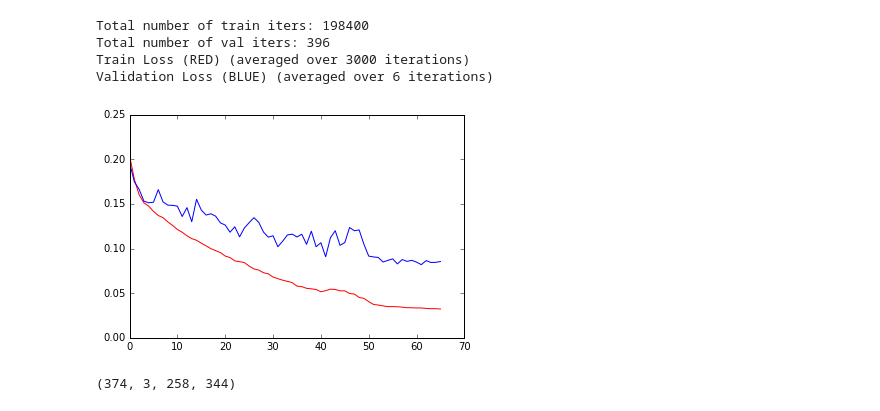
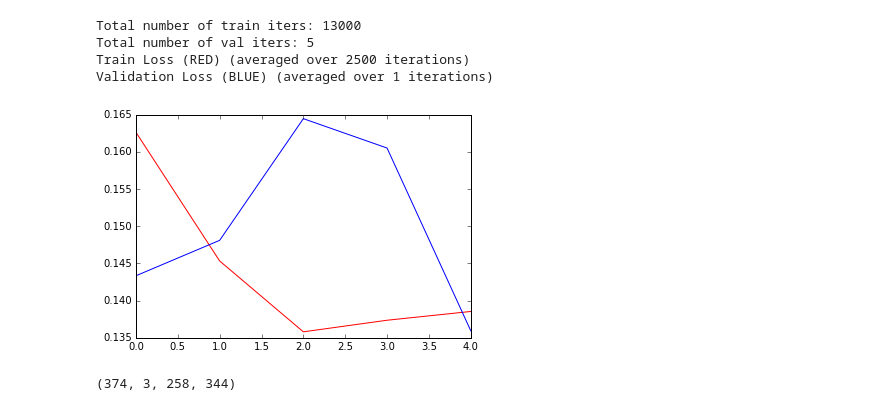
Before and after one commit to sebastian-schlecht/deep_graph, a Jupyter notebook: experiments/eval.ipynb, the cells around one changed output. Saved outputs shown, nothing was run; the diff lists cells and outputs as text; code cells hidden in the pictures.

```diff
--- a/experiments/eval.ipynb
+++ b/experiments/eval.ipynb
@@ -14,41 +14,41 @@ def collect_losses(files, type):
 # %%
 
 dump_files = [
-             #'/media/data/depth_models/vnet2_logloss_tmp_loss.pkl',
-             #'/media/data/depth_models/vnet2_logloss_step_1_tmp_loss.pkl',
-             '/media/data/depth_models/vnet2_logloss_high_momentum_tmp_loss.pkl']
+             '/data/depth_models/vnet2_nyu_official_tmp_loss.pkl'
+             #'/media/data/depth_models/vnet2_logloss_high_momentum_tmp_loss.pkl'
+            ]
 losses = collect_losses(dump_files,"train")
 # Epoch-wise mean
-N = 3000
+N = 2500
 print "Total number of train iters: %i" % len(losses)
 if len(losses) < 2*N:
     print "Warning: Less than two epochs of training."
 nn  = np.zeros((len(losses) // N))
 for x in range(len(losses) // N):
     nn[x] = losses[x*N:(x+1)*N].mean()
 
 losses = collect_losses(dump_files,"val")
 # Epoch-wise mean
-X = 6
+X = 1
 print "Total number of val iters: %i" % len(losses)
 if len(losses) < 2*X:
     print "Warning: Less than two epochs of training."
 nl  = np.zeros((len(losses) // X))
 for x in range(len(losses) // X):
     nl[x] = losses[x*X:(x+1)*X].mean()
 
 print "Train Loss (RED) (averaged over %i iterations)" % N
 print "Validation Loss (BLUE) (averaged over %i iterations)" % X
 x1 = np.arange(len(nn))
 x2 = np.arange(len(nl))
 plt.plot(x1, nn,'r-',x2, nl, 'b-')
 plt.show()
 # %% [output]
-Total number of train iters: 198400
-Total number of val iters: 396
-Train Loss (RED) (averaged over 3000 iterations)
-Validation Loss (BLUE) (averaged over 6 iterations)
+Total number of train iters: 13000
+Total number of val iters: 5
+Train Loss (RED) (averaged over 2500 iterations)
+Validation Loss (BLUE) (averaged over 1 iterations)
-[figure, old version]
+[figure, new version]
 # %%
 import h5py, numpy as np
 f = h5py.File("/media/data/depth_data/nyu_depth_combined_vnet2.hdf5")
```
Also changed, not shown: 3 other files.
